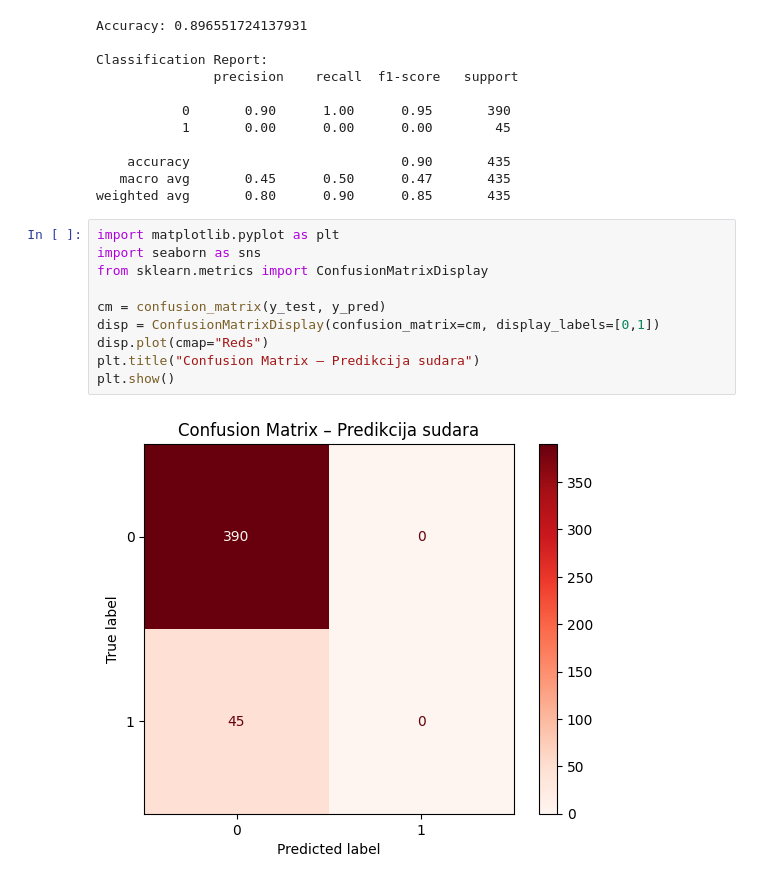
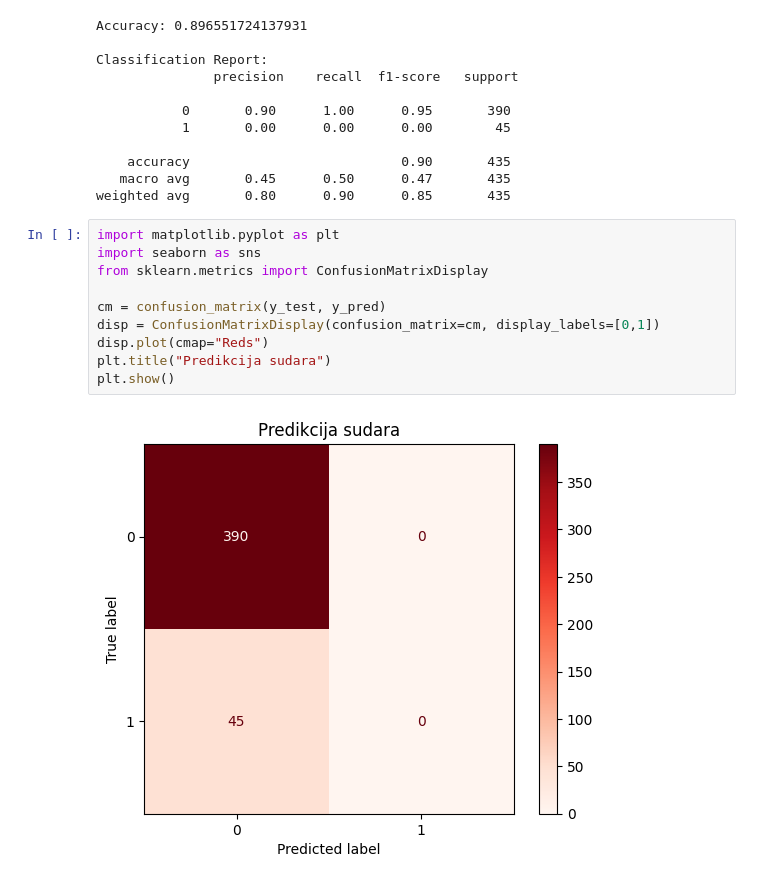
Before and after one commit to ninom5/UUPZ, a Jupyter notebook: pr.ipynb, the cells around one changed output. Cells and saved outputs as stored; diff of their text form.

```diff
--- a/pr.ipynb
+++ b/pr.ipynb
@@ -498,12 +498,12 @@ weighted avg       0.80      0.90      0.85       435
 # %%
 import matplotlib.pyplot as plt
 import seaborn as sns
 from sklearn.metrics import ConfusionMatrixDisplay
 
 cm = confusion_matrix(y_test, y_pred)
 disp = ConfusionMatrixDisplay(confusion_matrix=cm, display_labels=[0,1])
 disp.plot(cmap="Reds")
-plt.title("Confusion Matrix – Predikcija sudara")
+plt.title("Predikcija sudara")
 plt.show()
 # %% [output]
-[figure, old version]
+[figure, new version]
```
